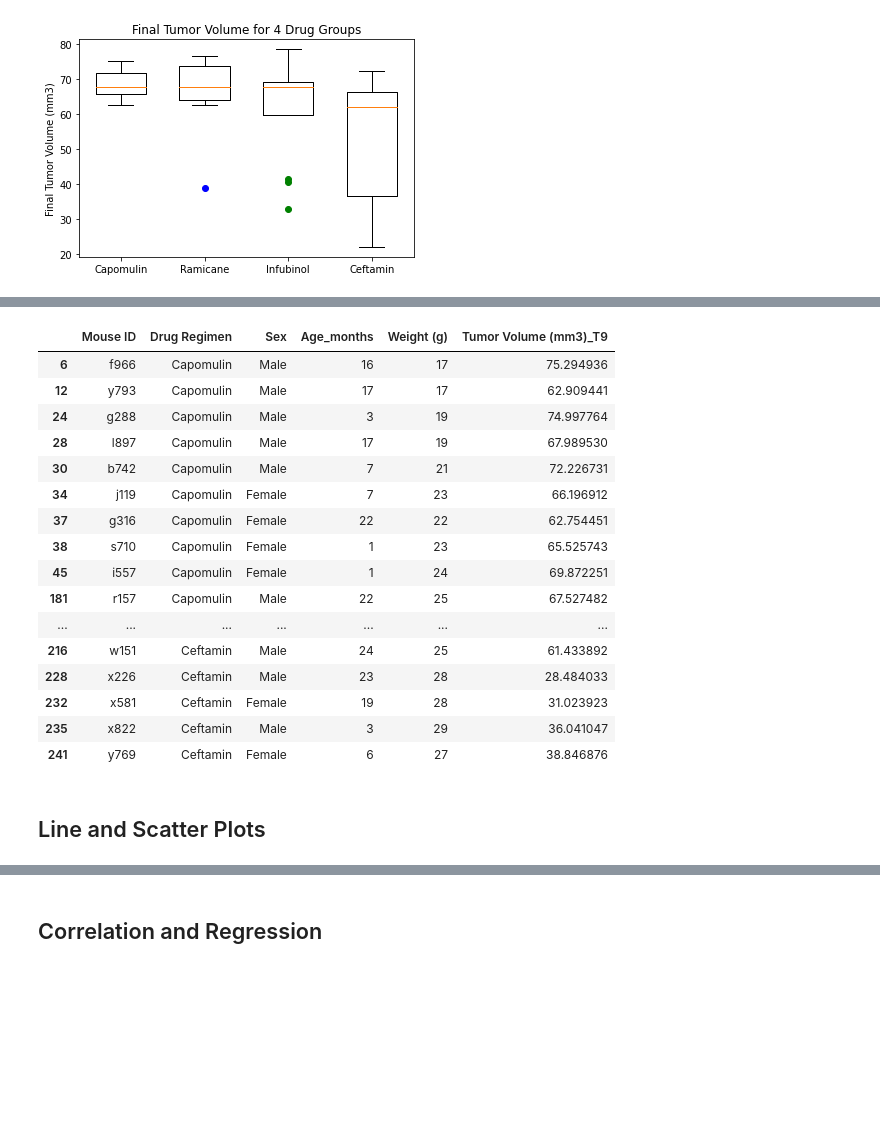
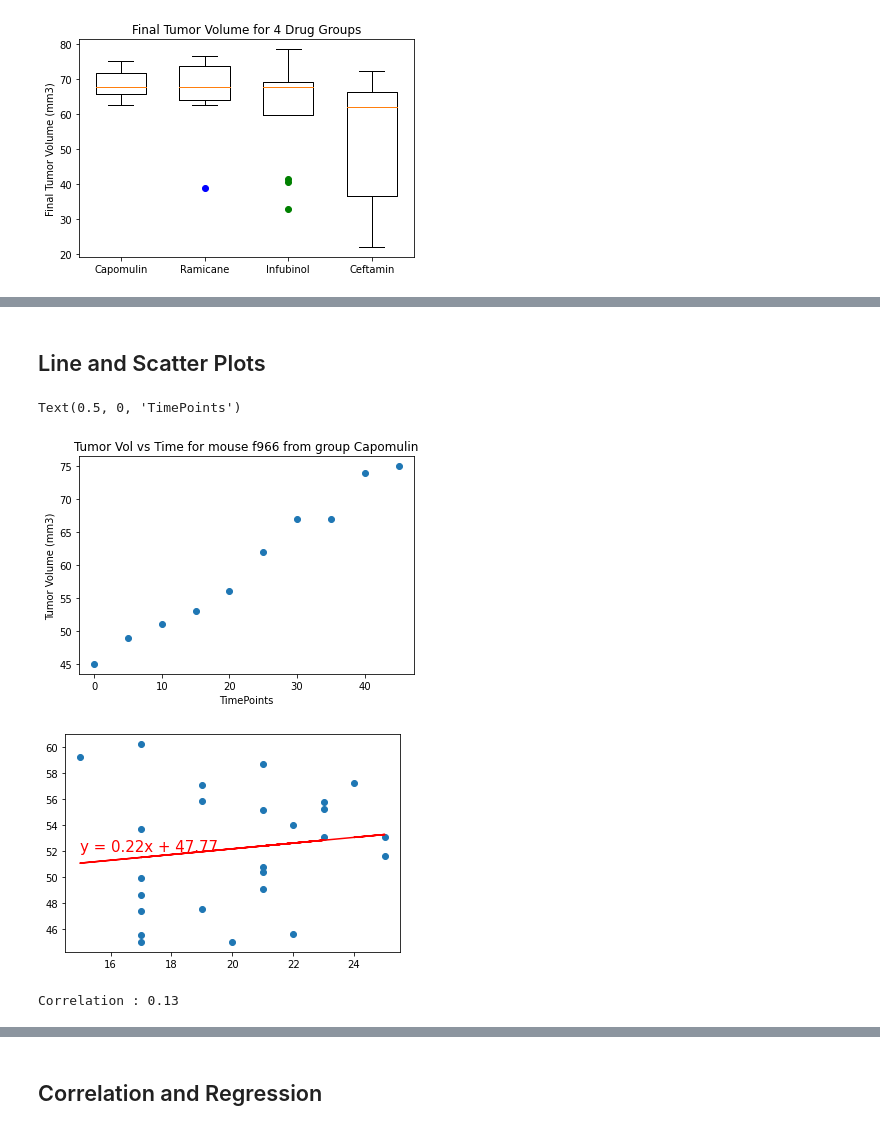
Before and after one commit to Zachariassis/Matplotlib-challenge, a Jupyter notebook: pymaceuticals_starter.ipynb, the cells around one changed output, grey strips where cells are left out. Cells and saved outputs as stored; diff of their text form; code cells hidden in the pictures; blank space fills up the shorter version.

```diff
--- a/pymaceuticals_starter.ipynb
+++ b/pymaceuticals_starter.ipynb
@@ -296,22 +287,2 @@ data_df.head()
-# %%
-Final_Vol_selected
-# %% [output]
-|  | Mouse ID | Drug Regimen | Sex | Age_months | Weight (g) | Tumor Volume (mm3)_T9 |
-| 6 | f966 | Capomulin | Male | 16 | 17 | 75.294936 |
-| 12 | y793 | Capomulin | Male | 17 | 17 | 62.909441 |
-| 24 | g288 | Capomulin | Male | 3 | 19 | 74.997764 |
-| 28 | l897 | Capomulin | Male | 17 | 19 | 67.989530 |
-| 30 | b742 | Capomulin | Male | 7 | 21 | 72.226731 |
-| 34 | j119 | Capomulin | Female | 7 | 23 | 66.196912 |
-| 37 | g316 | Capomulin | Female | 22 | 22 | 62.754451 |
-| 38 | s710 | Capomulin | Female | 1 | 23 | 65.525743 |
-| 45 | i557 | Capomulin | Female | 1 | 24 | 69.872251 |
-| 181 | r157 | Capomulin | Male | 22 | 25 | 67.527482 |
-| ... | ... | ... | ... | ... | ... | ... |
-| 216 | w151 | Ceftamin | Male | 24 | 25 | 61.433892 |
-| 228 | x226 | Ceftamin | Male | 23 | 28 | 28.484033 |
-| 232 | x581 | Ceftamin | Female | 19 | 28 | 31.023923 |
-| 235 | x822 | Ceftamin | Male | 3 | 29 | 36.041047 |
-| 241 | y769 | Ceftamin | Female | 6 | 27 | 38.846876 |
 # %% [markdown]
 ## Line and Scatter Plots
@@ -321,0 +289,54 @@ Final_Vol_selected
+# %%
+# Generate a line plot of time point versus tumor volume for a mouse treated with Capomulin
+from random import randrange
+
+ran=randrange(Final_Vol_selected[f"{val}_T{len(Times)-1}"].loc[Final_Vol_selected["Drug Regimen"]==regimens[0]].count())
+
+mouse=Final_Vol_selected[f"{val}_T{len(Times)-1}"].loc[Final_Vol_selected["Drug Regimen"]==regimens[0]].reset_index().iloc[ran]
+mouse_index= int(mouse['index'])
+
+mouse_data=data_df.loc[data_df.index==mouse_index]
+mouse_data
+del m_data
+m_data=[]
+for x in range(len(Times)):
+    m_data.append(int(mouse_data[f"{val}_T{x}"]))
+
+plt.scatter(Times,m_data)
+plt.ylabel("Tumor Volume (mm3)")
+plt.title(f'Tumor Vol vs Time for mouse {mouse_data["Mouse ID"].tolist()[0]} from group {regimens[0]}')
+plt.xlabel("TimePoints")
+# %% [output]
+Text(0.5, 0, 'TimePoints')
+[figure, added]
+# %%
+# Generate a scatter plot of mouse weight versus average tumor volume for the Capomulin regimen
+data_Cap=data_df.loc[data_df["Drug Regimen"]==regimens[0]]
+site=column_names[1]
+
+col=["Drug Regimen", "Sex", "Age_months"]
+for x in range(len(Times)):
+    col.append(f"{site}_T{x}")
+data_Cap=data_Cap.drop(columns=col)
+
+Tumor_vol=data_Cap.drop(columns=["Mouse ID","Weight (g)"])
+
+Tumor_vol["Tumor Volume Mean"]=Tumor_vol.mean(axis=1)
+
+avg_vol_data=pd.DataFrame({"Weight (g)": data_Cap["Weight (g)"],
+                           "Tumor Volume Mean": Tumor_vol["Tumor Volume Mean"]})
+
+(slope1, intercept1, rvalue1, pvalue1, stderr1) = linregress(avg_vol_data["Weight (g)"], avg_vol_data["Tumor Volume Mean"])
+regress_values1 = avg_vol_data["Weight (g)"] * slope1 + intercept1
+line_eq1 = "y = " + str(round(slope1,2)) + "x + " + str(round(intercept1,2))
+correlation1 = st.pearsonr(avg_vol_data["Weight (g)"], avg_vol_data["Tumor Volume Mean"])
+
+plt.scatter(avg_vol_data["Weight (g)"], avg_vol_data["Tumor Volume Mean"])
+plt.plot(avg_vol_data["Weight (g)"],regress_values1,"r-")
+plt.annotate(line_eq1,(15,52),fontsize=15,color="red")
+plt.show()
+
+print(f'Correlation : {round(correlation1[0],2)}')
+# %% [output]
+[figure, added]
+Correlation : 0.13
```
Also changed, not shown: parts of 8 cells of this notebook.
